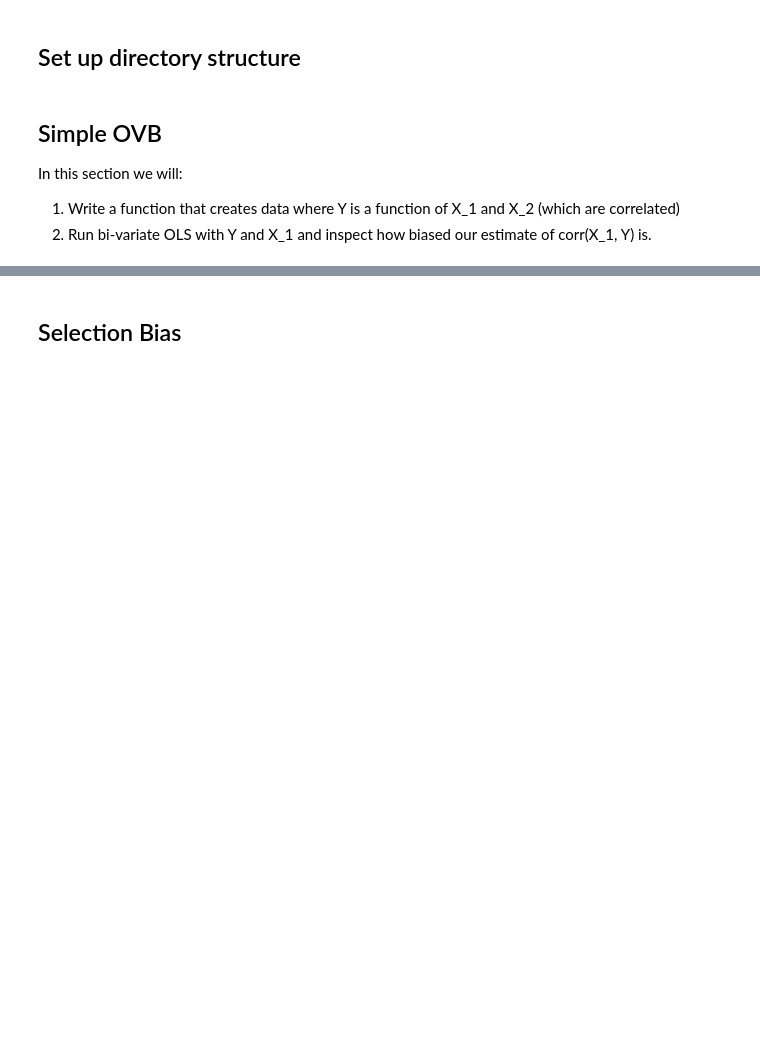
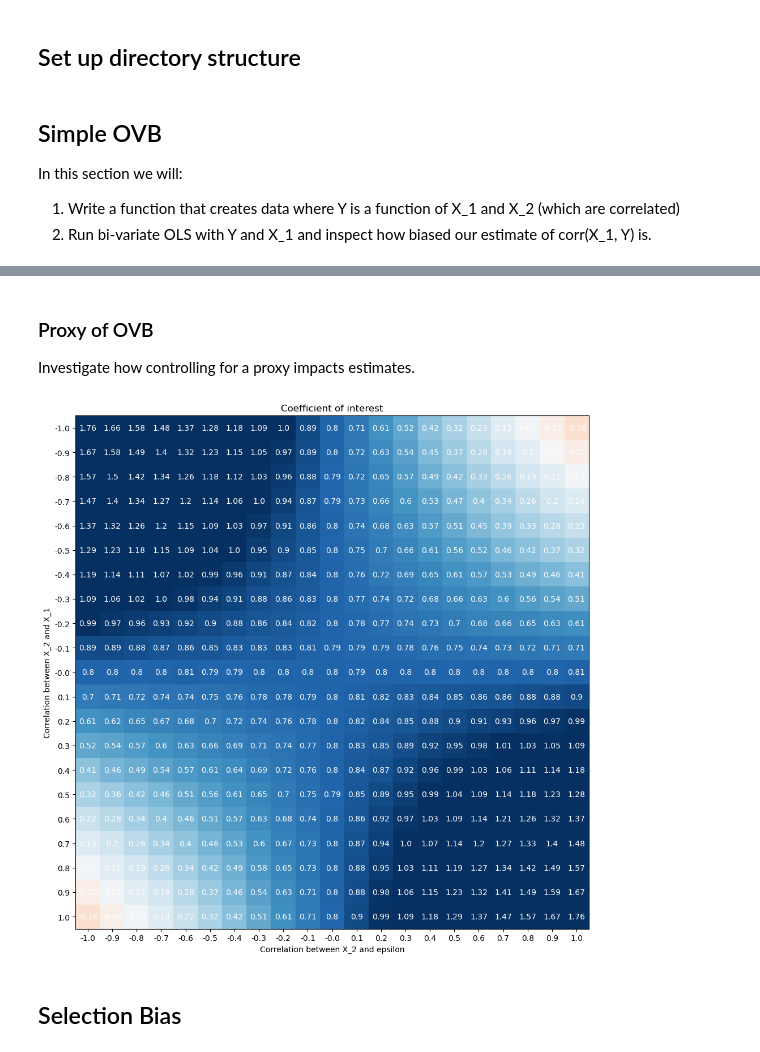
Before and after one commit to jnaddeo/mdi-workshop-spring-2023, a Jupyter notebook: code/OLS.ipynb, the cells around one changed output, grey strips where cells are left out. Drawn from its saved outputs; the diff is of its cells as text; code cells hidden in the pictures; blank space fills up the shorter version.

```diff
--- a/code/OLS.ipynb
+++ b/code/OLS.ipynb
@@ -105,0 +106,4 @@ plt.show()
+# %% [markdown]
+### Proxy of OVB
+
+Investigate how controlling for a proxy impacts estimates.
@@ -106,3 +139,38 @@ plt.show()
+# %%
+# Plot the results in a heatmap with the correlation between X_2 and epsilon on the x-axis
+# and the correlation between X_2 and X_1 on the y-axis. And the coefficient of interest
+# on the z-axis. Highlight where the coefficient of interest is equal to 0.8
+temp = df_results.pivot(index='corr_X_1_X_2', columns='corr_X_2_epsilon', values='coef')
+
+fig, ax = plt.subplots(figsize=(10, 10))
+im = ax.imshow(temp, cmap='RdBu', vmin=-1, vmax=1)
+# Label x and y ticks from -1 to 1
+ax.set_xticks(np.arange(len(corr_X_2_epsilon_grid)))
+ax.set_yticks(np.arange(len(corr_X_1_X_2_grid)))
+ax.set_xticklabels(np.round(corr_X_2_epsilon_grid, 1))
+ax.set_yticklabels(np.round(corr_X_1_X_2_grid, 1))
+
+for i in range(len(corr_X_1_X_2_grid)):
+    for j in range(len(corr_X_2_epsilon_grid)):
+        text = ax.text(j, i, round(temp.iloc[i, j], 2),
+                       ha="center", va="center", color="w")
+ax.set_title("Coefficient of interest")
+
+# Label the axes
+ax.set_xlabel('Correlation between X_2 and epsilon')
+ax.set_ylabel('Correlation between X_2 and X_1')
+
+
+fig.tight_layout()
+
+
+# Save the figure
+outfile = repo_f.joinpath('output', 'OLS_simple_OVB_proxy.png')
+plt.savefig(outfile)
+
+plt.show()
+# %% [output]
+[figure, added]
 # %% [markdown]
 ## Selection Bias
 # %%
```
Also changed, not shown: parts of 2 cells of this notebook, 3 other files.
